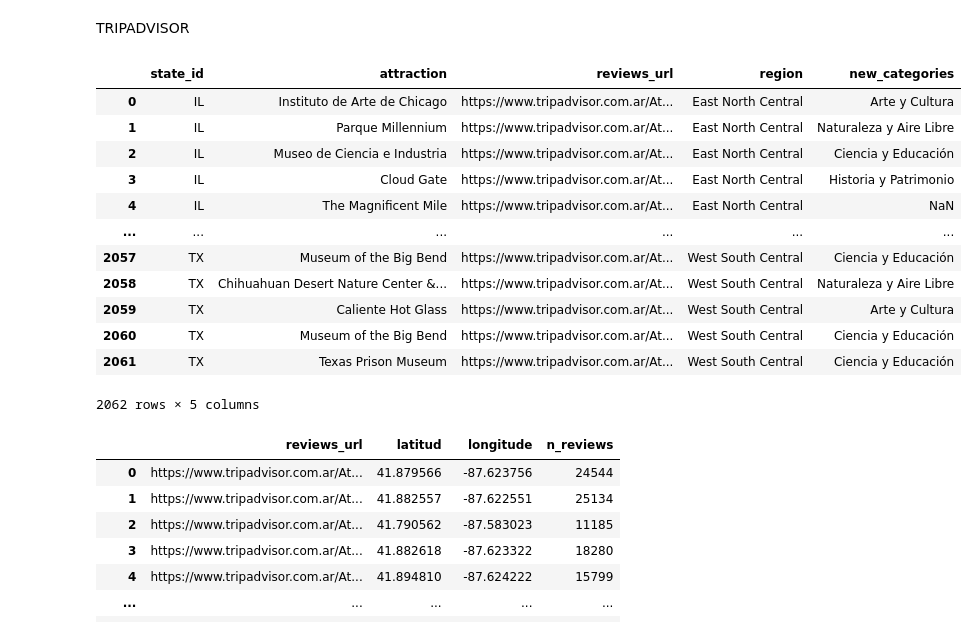
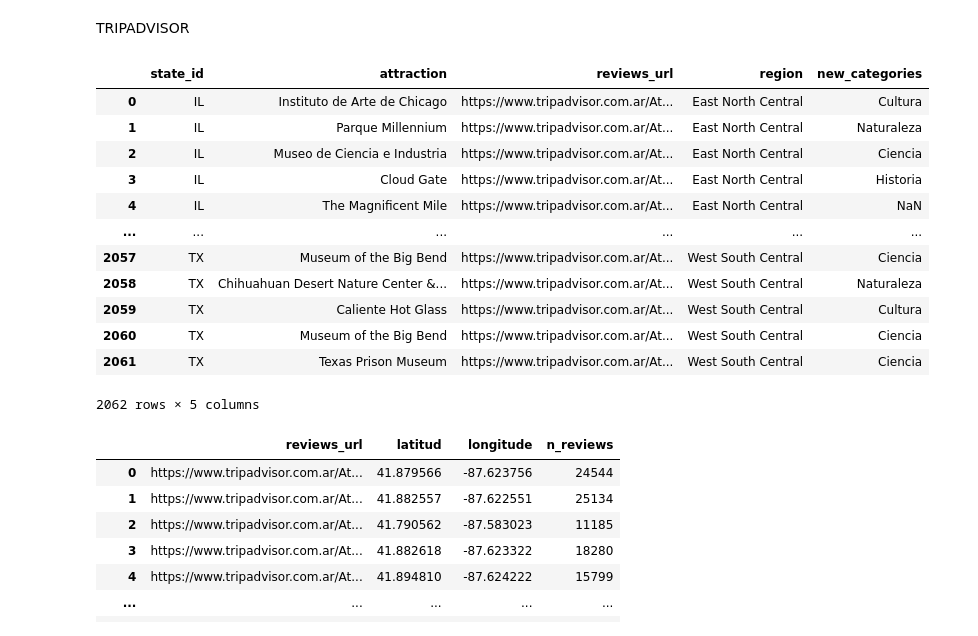
Before and after one commit to LeonardoCostaH/PF_DS_YELP, a Jupyter notebook: 01_ETL.ipynb, the cells around one changed output. Drawn from its saved outputs; the diff is of its cells as text; code cells hidden in the pictures.

```diff
--- a/01_ETL.ipynb
+++ b/01_ETL.ipynb
@@ -381,64 +381,64 @@ attractions = []
 for archivo in os.listdir(attractions_dr):
     if archivo.endswith(".csv"):
         ruta_completa = os.path.join(attractions_dr, archivo)
-        df = pd.read_csv(ruta_completa, index_col=0)
+        df = pd.read_csv(ruta_completa)
         attractions.append(df)
 
 attractions = pd.concat(attractions, ignore_index=True)
 
 def reclasificar_categoria(categoria):
     categorias_generales = {
-        'Arte y Cultura': {'Museos de arte', 'Galerías de arte', 'Teatro y espectáculos', 'Óperas'},
-        'Entretenimiento Nocturno': {'Bares y boliches', 'Bares de jazz', 'Casinos', 'Carreras de caballos'},
-        'Naturaleza y Aire Libre': {'Parques', 'Jardines', 'Montañas', 'Playas', 'Bosques', 'Rutas para senderismo', 'Cascadas'},
-        'Historia y Patrimonio': {'Lugares históricos', 'Monumentos y estatuas', 'Edificios con valor arquitectónico', 'Misiones', 'Campos de batalla'},
-        'Ciencia y Educación': {'Museos especializados', 'Museos de ciencia', 'Centros de información turística', 'Lugares educativos', 'Bibliotecas', 'Universidades y escuelas'},
-        'Deportes y Actividades al Aire Libre': {'Campos de juego y estadios', 'Campos de golf', 'Complejos deportivos', 'Parques acuáticos', 'Rutas para ciclismo', 'Áreas para esquiar y practicar snowboard'},
-        'Vida Nocturna y Entretenimiento': {'Centros de juego y entretenimiento', 'Discotecas', 'Bares temáticos'},
-        'Comida y Bebida': {'Cervecerías', 'Destilerías', 'Viñedos con bodegas', 'Restaurantes temáticos'},
-        'Religión y Espiritualidad': {'Iglesias y catedrales', 'Lugares religiosos', 'Capillas para bodas'},
-        'Turismo y Recreación': {'Lugares turísticos', 'Paseos turísticos', 'Tours a caballo', 'Tours de esquí y de nieve'}
+        'Cultura': {'Museos de arte', 'Galerías de arte', 'Teatro y espectáculos', 'Óperas'},
+        'Nocturno': {'Bares y boliches', 'Bares de jazz', 'Casinos', 'Carreras de caballos'},
+        'Naturaleza': {'Parques', 'Jardines', 'Montañas', 'Playas', 'Bosques', 'Rutas para senderismo', 'Cascadas'},
+        'Historia': {'Lugares históricos', 'Monumentos y estatuas', 'Edificios con valor arquitectónico', 'Misiones', 'Campos de batalla'},
+        'Ciencia': {'Museos especializados', 'Museos de ciencia', 'Centros de información turística', 'Lugares educativos', 'Bibliotecas', 'Universidades y escuelas'},
+        'Deportes': {'Campos de juego y estadios', 'Campos de golf', 'Complejos deportivos', 'Parques acuáticos', 'Rutas para ciclismo', 'Áreas para esquiar y practicar snowboard'},
+        'Entretenimiento': {'Centros de juego y entretenimiento', 'Discotecas', 'Bares temáticos'},
+        'Comida': {'Cervecerías', 'Destilerías', 'Viñedos con bodegas', 'Restaurantes temáticos'},
+        'Espiritualidad': {'Iglesias y catedrales', 'Lugares religiosos', 'Capillas para bodas'},
+        'Turismo': {'Lugares turísticos', 'Paseos turísticos', 'Tours a caballo', 'Tours de esquí y de nieve'}
     }
 
     for categoria_general, subcategorias in categorias_generales.items():
         if categoria in subcategorias:
             return categoria_general
 
     return None
 
 
 # Asegúrate de que la columna 'categories' sea realmente una lista
 attractions['categories'] = attractions['categories'].str.split(', ')
 
 # Iterar sobre las filas y reclasificar las categorías
 for i, row in attractions.iterrows():
     cat_list = []
     for cat in row['categories']:
         new_cat = reclasificar_categoria(cat)
         if new_cat is not None:
             cat_list.append(new_cat)
     if len(cat_list) > 0:
         attractions.at[i, 'new_categories'] = cat_list[0]
 
-attractions.drop(columns="categories", inplace=True)
+attractions.drop(columns=["categories", "Unnamed: 0"], inplace=True)
 attractions.rename({"new_categories": "categories"}, inplace=True)
 
 
 attractions.to_csv('files/data/tripadvisor/tripadvisor_attractions.csv')
 attractions
 # %% [output]
 |  | state_id | attraction | reviews_url | region | new_categories |
-| 0 | IL | Instituto de Arte de Chicago | https://www.tripadvisor.com.ar/At... | East North Central | Arte y Cultura |
-| 1 | IL | Parque Millennium | https://www.tripadvisor.com.ar/At... | East North Central | Naturaleza y Aire Libre |
-| 2 | IL | Museo de Ciencia e Industria | https://www.tripadvisor.com.ar/At... | East North Central | Ciencia y Educación |
-| 3 | IL | Cloud Gate | https://www.tripadvisor.com.ar/At... | East North Central | Historia y Patrimonio |
+| 0 | IL | Instituto de Arte de Chicago | https://www.tripadvisor.com.ar/At... | East North Central | Cultura |
+| 1 | IL | Parque Millennium | https://www.tripadvisor.com.ar/At... | East North Central | Naturaleza |
+| 2 | IL | Museo de Ciencia e Industria | https://www.tripadvisor.com.ar/At... | East North Central | Ciencia |
+| 3 | IL | Cloud Gate | https://www.tripadvisor.com.ar/At... | East North Central | Historia |
 | 4 | IL | The Magnificent Mile | https://www.tripadvisor.com.ar/At... | East North Central | NaN |
 | ... | ... | ... | ... | ... | ... |
-| 2057 | TX | Museum of the Big Bend | https://www.tripadvisor.com.ar/At... | West South Central | Ciencia y Educación |
-| 2058 | TX | Chihuahuan Desert Nature Center &... | https://www.tripadvisor.com.ar/At... | West South Central | Naturaleza y Aire Libre |
-| 2059 | TX | Caliente Hot Glass | https://www.tripadvisor.com.ar/At... | West South Central | Arte y Cultura |
-| 2060 | TX | Museum of the Big Bend | https://www.tripadvisor.com.ar/At... | West South Central | Ciencia y Educación |
-| 2061 | TX | Texas Prison Museum | https://www.tripadvisor.com.ar/At... | West South Central | Ciencia y Educación |
+| 2057 | TX | Museum of the Big Bend | https://www.tripadvisor.com.ar/At... | West South Central | Ciencia |
+| 2058 | TX | Chihuahuan Desert Nature Center &... | https://www.tripadvisor.com.ar/At... | West South Central | Naturaleza |
+| 2059 | TX | Caliente Hot Glass | https://www.tripadvisor.com.ar/At... | West South Central | Cultura |
+| 2060 | TX | Museum of the Big Bend | https://www.tripadvisor.com.ar/At... | West South Central | Ciencia |
+| 2061 | TX | Texas Prison Museum | https://www.tripadvisor.com.ar/At... | West South Central | Ciencia |
 2062 rows × 5 columns
 # %%
 import os
```
Also changed, not shown: parts of 2 cells of this notebook, 4 other files.
